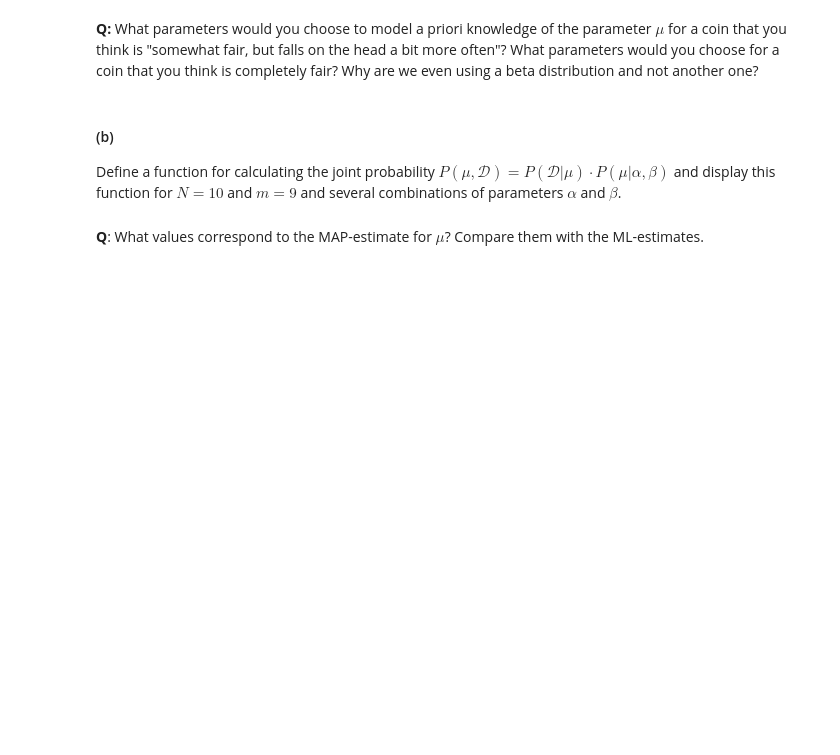
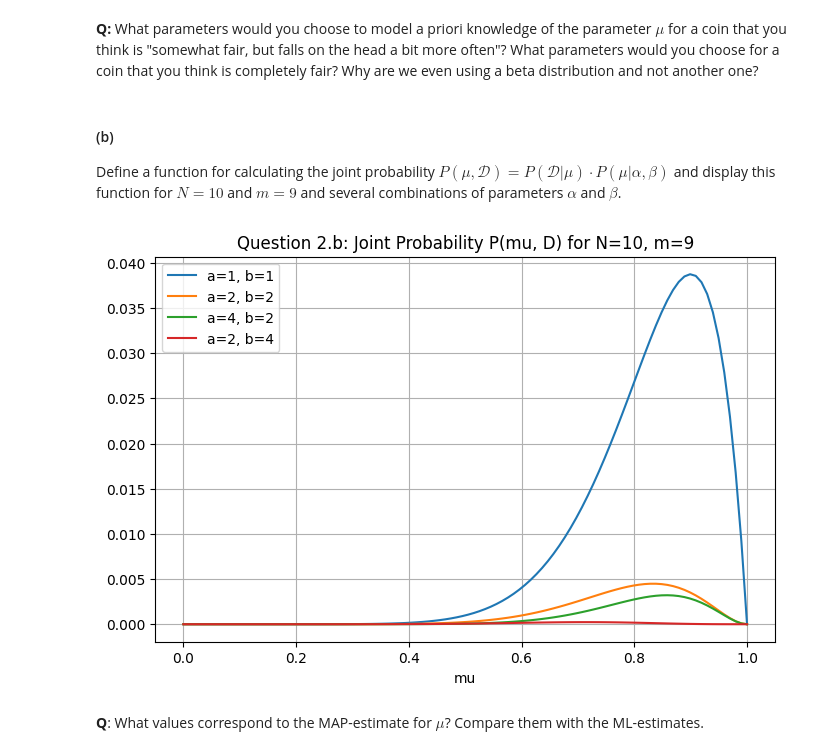
Before and after one commit to Emsamax/ML_croatia, a Jupyter notebook: ML1-2025-LAB4.ipynb, the cells around one changed output. Drawn from its saved outputs; the diff is of its cells as text; code cells hidden in the pictures; blank space fills up the shorter version.

```diff
--- a/ML1-2025-LAB4.ipynb
+++ b/ML1-2025-LAB4.ipynb
@@ -170,3 +236,31 @@ Define a function for calculating the joint probability $P(\mu,\mathcal{D}) = P(
+# %%
+import math
+def beta_function(a, b):
+    return (math.gamma(a) * math.gamma(b)) / math.gamma(a + b)
+
+def P_prior(mu, alpha, beta_param):
+    return (mu**(alpha-1) * (1-mu)**(beta_param-1)) / beta_function(alpha, beta_param)
+
+def P_joint(mu, N, m, alpha, beta_param):
+    # Likelihood: mu^m * (1-mu)^(N-m)
+    likelihood = (mu**m) * ((1 - mu)**(N - m))
+    # Prior:  mu^(a-1) * (1-mu)^(b-1)
+    prior = (mu**(alpha - 1)) * ((1 - mu)**(beta_param - 1))
+    return likelihood * prior
+
+mu_vals = np.linspace(0, 1, 100)
+combinations = [(1,1), (2,2), (4,2), (2,4)]
+
+plt.figure(figsize=(8, 5))
+for a, b in combinations:
+    plt.plot(mu_vals, P_joint(mu_vals, 10, 9, a, b), label=f'a={a}, b={b}')
+plt.title('Question 2.b: Joint Probability P(mu, D) for N=10, m=9')
+plt.xlabel('mu')
+plt.legend()
+plt.grid(True)
+plt.show()
+# %% [output]
+[figure, added]
 # %% [markdown]
 **Q**: What values correspond to the MAP-estimate for $\mu$? Compare them with the ML-estimates.
 # %% [markdown]
```
Also changed, not shown: parts of 24 cells of this notebook.
